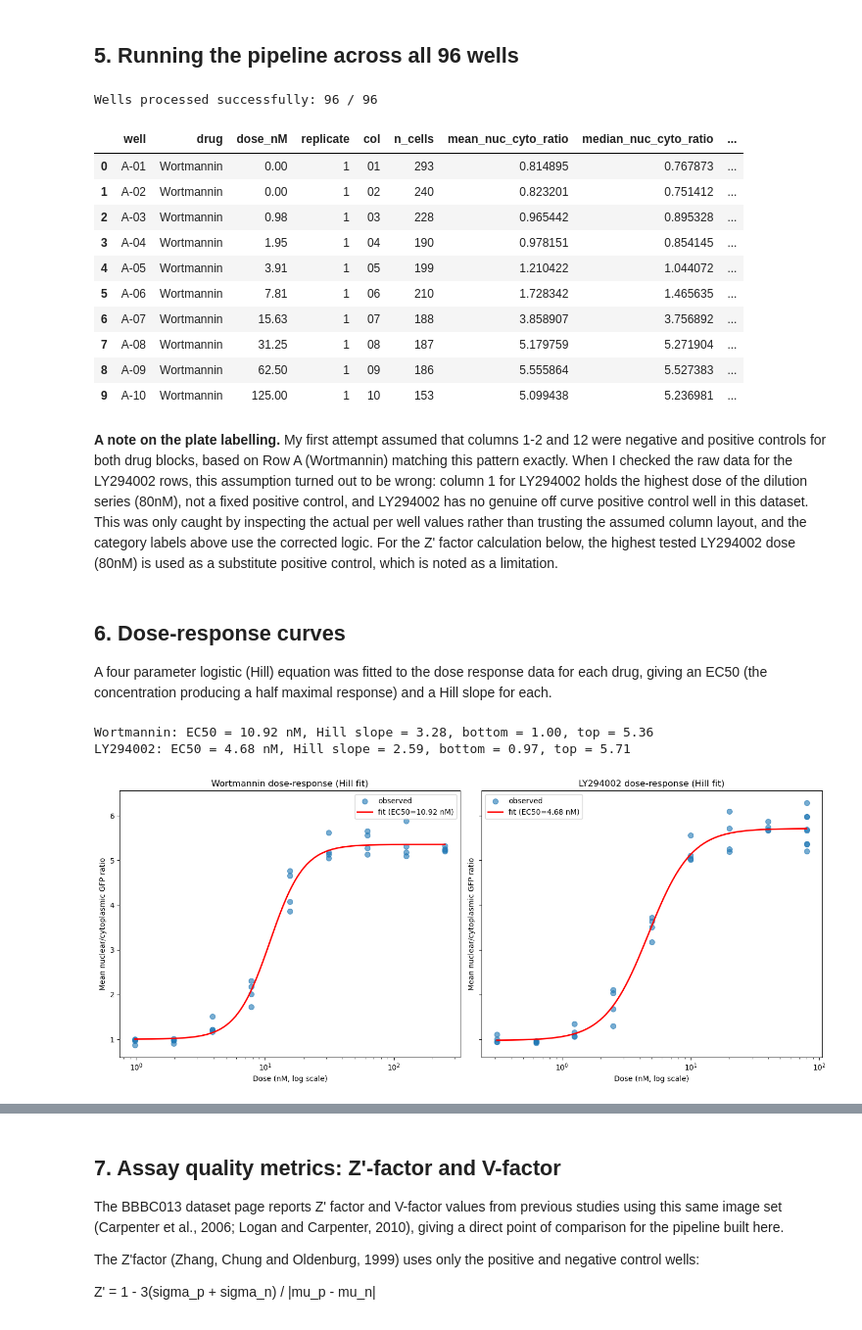
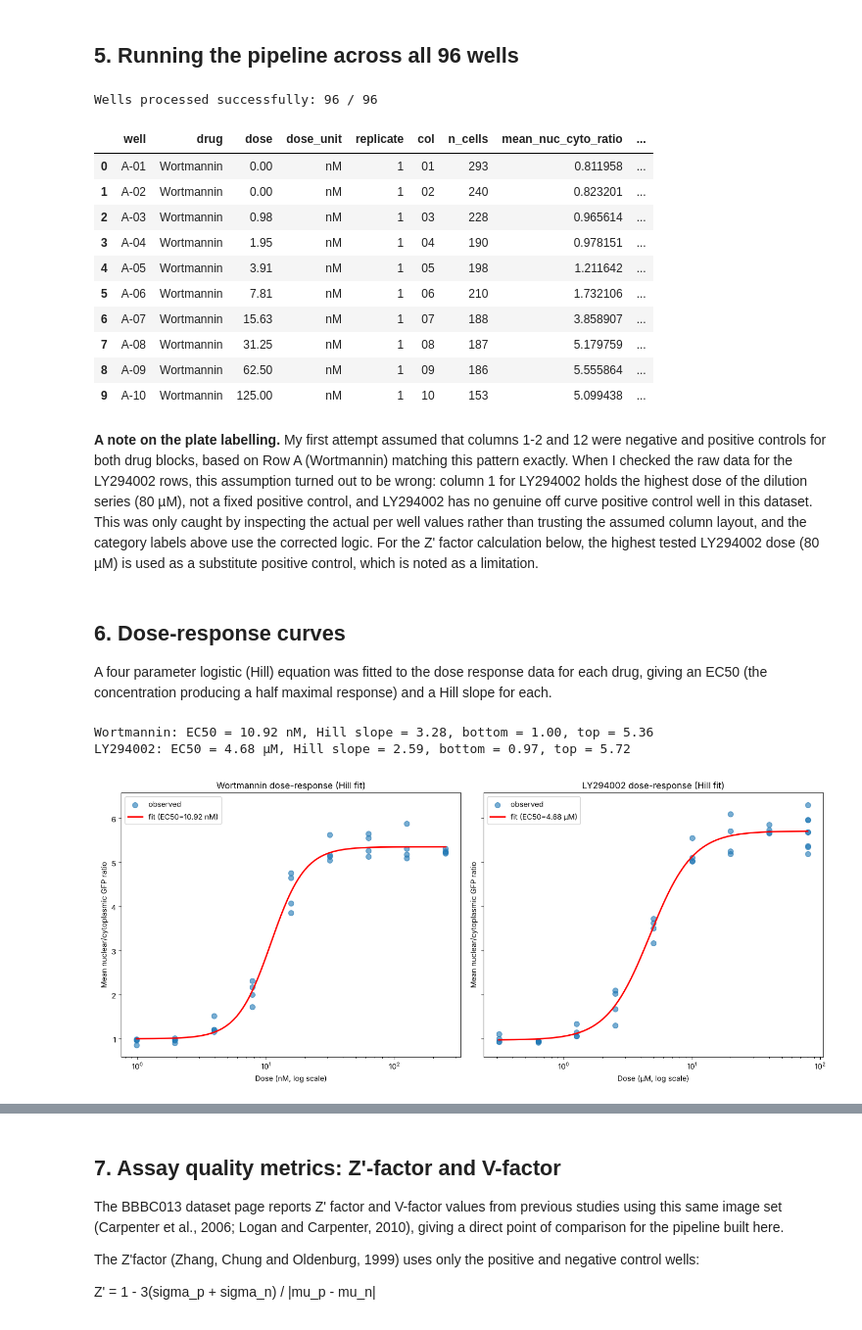
Before and after one commit to FMontgomerie/rnaseq_hypoxia_mtor_portfolio, a Jupyter notebook: microscopy_nuclear_translocation/nuclear_translocation_analysis.ipynb, the cells around one changed output, grey strips where cells are left out. Shown at 98% size. Cells and saved outputs as stored; diff of their text form; code cells hidden in the pictures.

```diff
--- a/microscopy_nuclear_translocation/nuclear_translocation_analysis.ipynb
+++ b/microscopy_nuclear_translocation/nuclear_translocation_analysis.ipynb
@@ -92,6 +96,8 @@ well_to_dose = dict(zip(well_order, doses))
 
 def get_drug(row):
     return "Wortmannin" if row in "ABCD" else "LY294002"
+
+DOSE_UNIT = {"Wortmannin": "nM", "LY294002": "µM"}
 
 def get_replicate(row):
     rep_map = {"A": 1, "B": 2, "C": 3, "D": 4, "E": 1, "F": 2, "G": 3, "H": 4}
@@ -103,7 +109,7 @@ for well in well_order:
     records.append({
         "well": well, "row": row, "col": col,
         "drug": get_drug(row), "replicate": get_replicate(row),
-        "dose_nM": well_to_dose[well],
+        "dose": well_to_dose[well], "dose_unit": DOSE_UNIT[get_drug(row)],
         "channel1_gfp_path": nested_path / f"Channel1-{well_order.index(well)+1:02d}-{well}.BMP",
         "channel2_dna_path": nested_path / f"Channel2-{well_order.index(well)+1:02d}-{well}.BMP",
     })
@@ -137,8 +143,8 @@ GFP signal is spread through the whole cell; in the positive control, it is
 concentrated into bright spots that match the shape and position of the nuclei in
 the DNA channel.
 # %%
-neg_well = sample_table[(sample_table["dose_nM"] == 0) & (sample_table["drug"] == "Wortmannin") & (sample_table["replicate"] == 1)].iloc[0]
-pos_well = sample_table[(sample_table["dose_nM"] == 150) & (sample_table["drug"] == "Wortmannin") & (sample_table["replicate"] == 1)].iloc[0]
+neg_well = sample_table[(sample_table["dose"] == 0) & (sample_table["drug"] == "Wortmannin") & (sample_table["replicate"] == 1)].iloc[0]
+pos_well = sample_table[(sample_table["dose"] == 150) & (sample_table["drug"] == "Wortmannin") & (sample_table["replicate"] == 1)].iloc[0]
 
 fig, axes = plt.subplots(2, 2, figsize=(10, 10))
 for i, well_row in enumerate([neg_well, pos_well]):
@@ -224,7 +230,7 @@ for idx, row in sample_table.iterrows():
         print(f"WARNING: segmentation failed for well {row['well']}")
         continue
     well_results.append({
-        "well": row["well"], "drug": row["drug"], "dose_nM": row["dose_nM"],
+        "well": row["well"], "drug": row["drug"], "dose": row["dose"], "dose_unit": row["dose_unit"],
         "replicate": row["replicate"], "col": row["col"], "n_cells": len(cell_data),
         "mean_nuc_cyto_ratio": cell_data["nuc_cyto_ratio"].mean(),
         "median_nuc_cyto_ratio": cell_data["nuc_cyto_ratio"].median(),
@@ -241,32 +247,32 @@ def get_category_corrected(dose, drug):
         return "positive_control"
     return "dose_curve"
 
-well_summary["category"] = well_summary.apply(lambda r: get_category_corrected(r["dose_nM"], r["drug"]), axis=1)
+well_summary["category"] = well_summary.apply(lambda r: get_category_corrected(r["dose"], r["drug"]), axis=1)
 well_summary.to_csv("results/well_summary.csv", index=False)
 well_summary.head(10)
 # %% [output]
 Wells processed successfully: 96 / 96
-|  | well | drug | dose_nM | replicate | col | n_cells | mean_nuc_cyto_ratio | median_nuc_cyto_ratio | ... |
-| 0 | A-01 | Wortmannin | 0.00 | 1 | 01 | 293 | 0.814895 | 0.767873 | ... |
-| 1 | A-02 | Wortmannin | 0.00 | 1 | 02 | 240 | 0.823201 | 0.751412 | ... |
-| 2 | A-03 | Wortmannin | 0.98 | 1 | 03 | 228 | 0.965442 | 0.895328 | ... |
-| 3 | A-04 | Wortmannin | 1.95 | 1 | 04 | 190 | 0.978151 | 0.854145 | ... |
-| 4 | A-05 | Wortmannin | 3.91 | 1 | 05 | 199 | 1.210422 | 1.044072 | ... |
-| 5 | A-06 | Wortmannin | 7.81 | 1 | 06 | 210 | 1.728342 | 1.465635 | ... |
-| 6 | A-07 | Wortmannin | 15.63 | 1 | 07 | 188 | 3.858907 | 3.756892 | ... |
-| 7 | A-08 | Wortmannin | 31.25 | 1 | 08 | 187 | 5.179759 | 5.271904 | ... |
-| 8 | A-09 | Wortmannin | 62.50 | 1 | 09 | 186 | 5.555864 | 5.527383 | ... |
-| 9 | A-10 | Wortmannin | 125.00 | 1 | 10 | 153 | 5.099438 | 5.236981 | ... |
+|  | well | drug | dose | dose_unit | replicate | col | n_cells | mean_nuc_cyto_ratio | ... |
+| 0 | A-01 | Wortmannin | 0.00 | nM | 1 | 01 | 293 | 0.811958 | ... |
+| 1 | A-02 | Wortmannin | 0.00 | nM | 1 | 02 | 240 | 0.823201 | ... |
+| 2 | A-03 | Wortmannin | 0.98 | nM | 1 | 03 | 228 | 0.965614 | ... |
+| 3 | A-04 | Wortmannin | 1.95 | nM | 1 | 04 | 190 | 0.978151 | ... |
+| 4 | A-05 | Wortmannin | 3.91 | nM | 1 | 05 | 198 | 1.211642 | ... |
+| 5 | A-06 | Wortmannin | 7.81 | nM | 1 | 06 | 210 | 1.732106 | ... |
+| 6 | A-07 | Wortmannin | 15.63 | nM | 1 | 07 | 188 | 3.858907 | ... |
+| 7 | A-08 | Wortmannin | 31.25 | nM | 1 | 08 | 187 | 5.179759 | ... |
+| 8 | A-09 | Wortmannin | 62.50 | nM | 1 | 09 | 186 | 5.555864 | ... |
+| 9 | A-10 | Wortmannin | 125.00 | nM | 1 | 10 | 153 | 5.099438 | ... |
 # %% [markdown]
 **A note on the plate labelling.** My first attempt assumed that columns 1-2 and 12
 were negative and positive controls for both drug blocks, based on Row A
 (Wortmannin) matching this pattern exactly. When I checked the raw data for the
 LY294002 rows, this assumption turned out to be wrong: column 1 for LY294002 holds
-the highest dose of the dilution series (80nM), not a fixed positive control, and
+the highest dose of the dilution series (80 µM), not a fixed positive control, and
 LY294002 has no genuine off curve positive control well in this dataset. This was
 only caught by inspecting the actual per well values rather than trusting the
 assumed column layout, and the category labels above use the corrected logic. For
-the Z' factor calculation below, the highest tested LY294002 dose (80nM) is used as
+the Z' factor calculation below, the highest tested LY294002 dose (80 µM) is used as
 a substitute positive control, which is noted as a limitation.
 # %% [markdown]
 ## 6. Dose-response curves
@@ -277,35 +283,36 @@ a Hill slope for each.
 # %%
 def four_param_logistic(x, bottom, top, ec50, hill_slope):
     return bottom + (top - bottom) / (1 + (ec50 / x) ** hill_slope)
 
 fig, axes = plt.subplots(1, 2, figsize=(14, 6), sharey=True)
+# The two drugs are on different concentration scales (nM vs µM), so each panel has its own x axis
 fit_results = {}
 
 for ax, drug in zip(axes, ["Wortmannin", "LY294002"]):
-    drug_data = well_summary[(well_summary["drug"] == drug) & (well_summary["dose_nM"] > 0) & (well_summary["category"] != "positive_control")]
-    x_data = drug_data["dose_nM"].values
+    drug_data = well_summary[(well_summary["drug"] == drug) & (well_summary["dose"] > 0) & (well_summary["category"] != "positive_control")]
+    x_data = drug_data["dose"].values
     y_data = drug_data["mean_nuc_cyto_ratio"].values
     p0 = [1, 6, 10, 1]
     popt, pcov = curve_fit(four_param_logistic, x_data, y_data, p0=p0, maxfev=10000)
     bottom, top, ec50, hill_slope = popt
     fit_results[drug] = {"bottom": bottom, "top": top, "ec50": ec50, "hill_slope": hill_slope}
 
     x_smooth = np.logspace(np.log10(x_data.min()), np.log10(x_data.max()), 200)
     y_smooth = four_param_logistic(x_smooth, *popt)
     ax.scatter(x_data, y_data, alpha=0.6, s=50, label="observed")
-    ax.plot(x_smooth, y_smooth, color="red", linewidth=2, label=f"fit (EC50={ec50:.2f} nM)")
+    ax.plot(x_smooth, y_smooth, color="red", linewidth=2, label=f"fit (EC50={ec50:.2f} {DOSE_UNIT[drug]})")
     ax.set_xscale("log")
-    ax.set_xlabel("Dose (nM, log scale)")
+    ax.set_xlabel(f"Dose ({DOSE_UNIT[drug]}, log scale)")
     ax.set_ylabel("Mean nuclear/cytoplasmic GFP ratio")
     ax.set_title(f"{drug} dose-response (Hill fit)")
     ax.legend()
-    print(f"{drug}: EC50 = {ec50:.2f} nM, Hill slope = {hill_slope:.2f}, bottom = {bottom:.2f}, top = {top:.2f}")
+    print(f"{drug}: EC50 = {ec50:.2f} {DOSE_UNIT[drug]}, Hill slope = {hill_slope:.2f}, bottom = {bottom:.2f}, top = {top:.2f}")
 
 plt.tight_layout()
 plt.savefig("results/figures/dose_response_fitted.png", dpi=150)
 plt.show()
 # %% [output]
 Wortmannin: EC50 = 10.92 nM, Hill slope = 3.28, bottom = 1.00, top = 5.36
-LY294002: EC50 = 4.68 nM, Hill slope = 2.59, bottom = 0.97, top = 5.71
+LY294002: EC50 = 4.68 µM, Hill slope = 2.59, bottom = 0.97, top = 5.72
-[figure, old version]
+[figure, new version]
 # %% [markdown]
```
Also changed, not shown: parts of 8 cells of this notebook, 3 other files.
